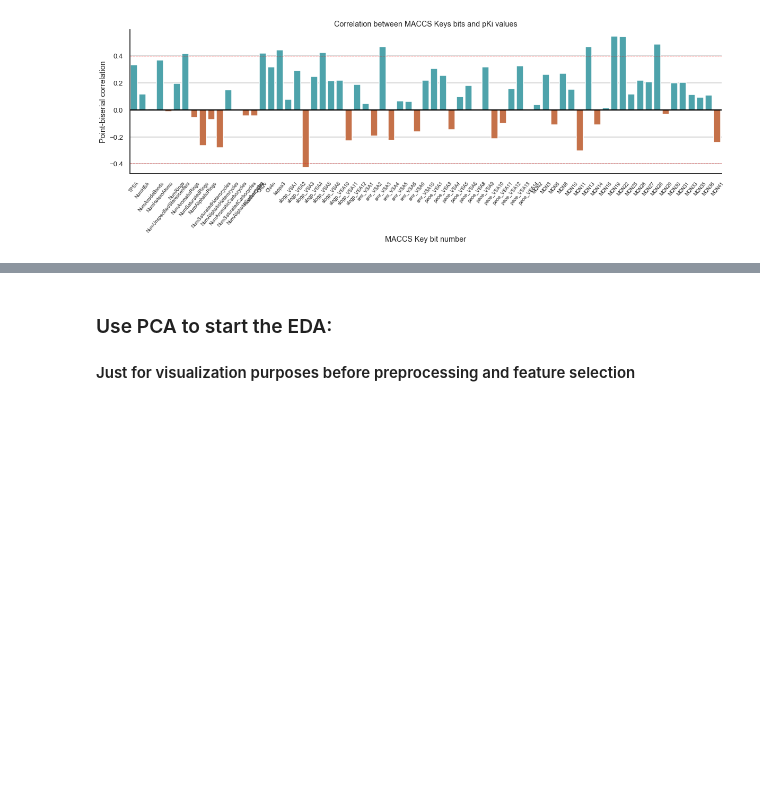
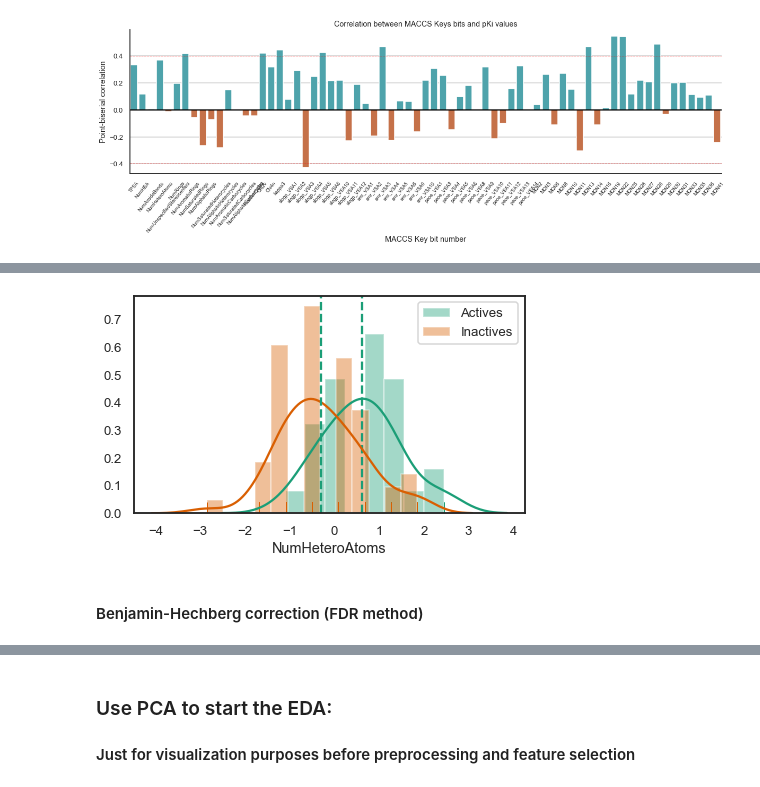
Before and after one commit to jRicciL/ERK2_notebooks, a Jupyter notebook: X_Reviewing_Fourches_work/7_2DRDKit_Analysis.ipynb, the cells around one changed output, grey strips where cells are left out. Drawn from its saved outputs; the diff is of its cells as text; code cells hidden in the pictures; blank space fills up the shorter version.

```diff
--- a/X_Reviewing_Fourches_work/7_2DRDKit_Analysis.ipynb
+++ b/X_Reviewing_Fourches_work/7_2DRDKit_Analysis.ipynb
@@ -357,0 +382,30 @@ plt.show()
+# %%
+# Example using 'NumAtoms'
+activity = df_erk2_mols.activity
+
+# Divide the main dataframe (after corr filtering) in two samples
+# Actives/Inactives
+df_ = X_rdk2d_corr
+
+def plot_hist(df_, descriptor):
+    df_actives = df_[activity == True]
+    df_inactives = df_[activity == False]
+    acts = df_actives[descriptor]
+    inacts = df_inactives[descriptor]
+    # Means
+    u_acts = acts.mean()
+    u_inacts = inacts.mean()
+    # Plots
+    fig, ax = plt.subplots(figsize=(7,4))
+    ax1 = sns.distplot(acts, bins=8, norm_hist=True, ax=ax,
+                 hist=True, label='Actives', rug=True)
+    ax1.axvline(u_acts, linestyle='--')
+    ax2 = sns.distplot(inacts, bins=13, norm_hist=True, ax=ax,
+                 hist=True, label='Inactives', rug=True)
+    ax2.axvline(u_inacts, linestyle='--')
+    ax.legend()
+
+
+plot_hist(X_rdk2d_corr, 'NumHeteroAtoms')
+# %% [output]
+[figure, added]
@@ -357,0 +459,2 @@ plt.show()
+# %% [markdown]
+#### Benjamin-Hechberg correction (FDR method)
```
Also changed, not shown: parts of 13 cells of this notebook.
